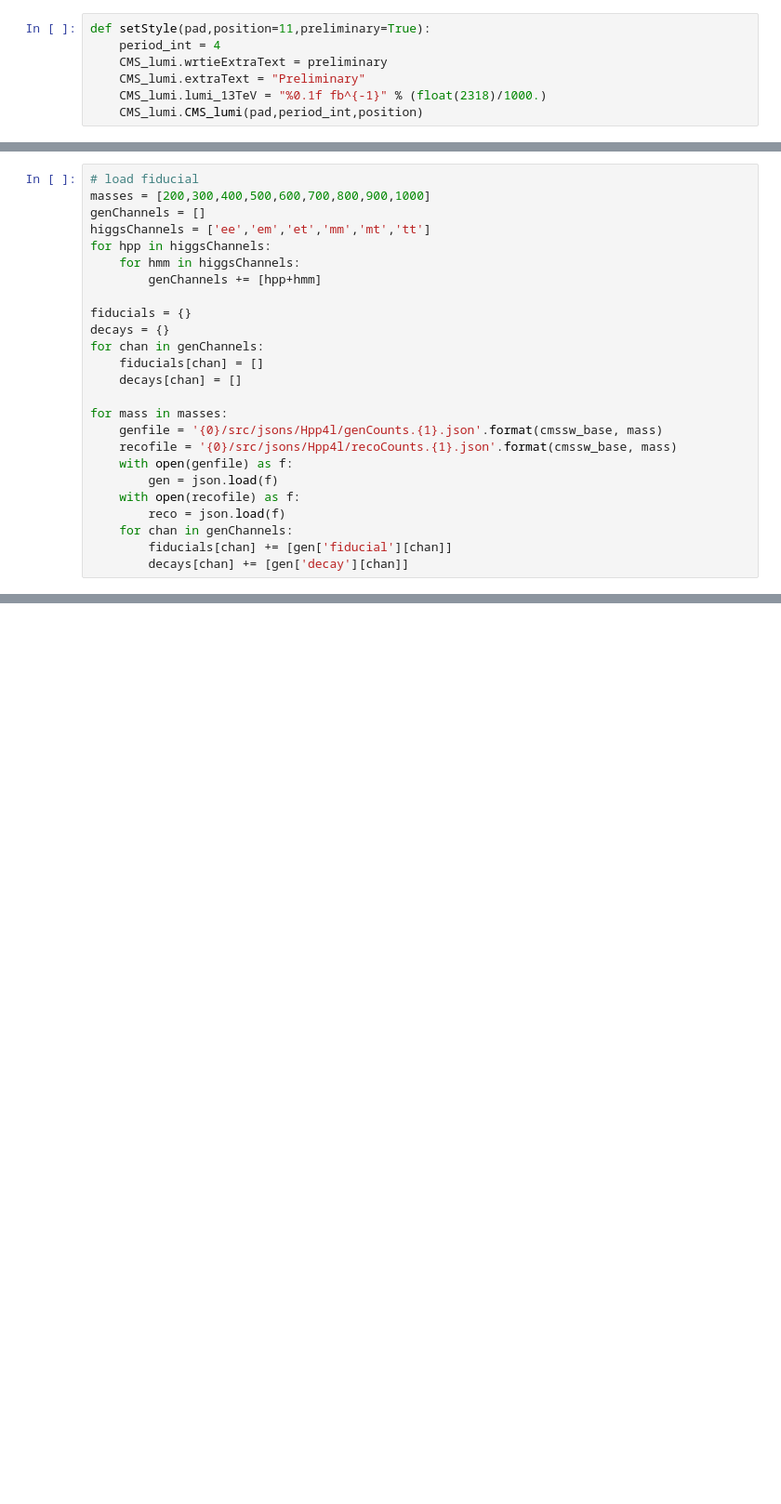
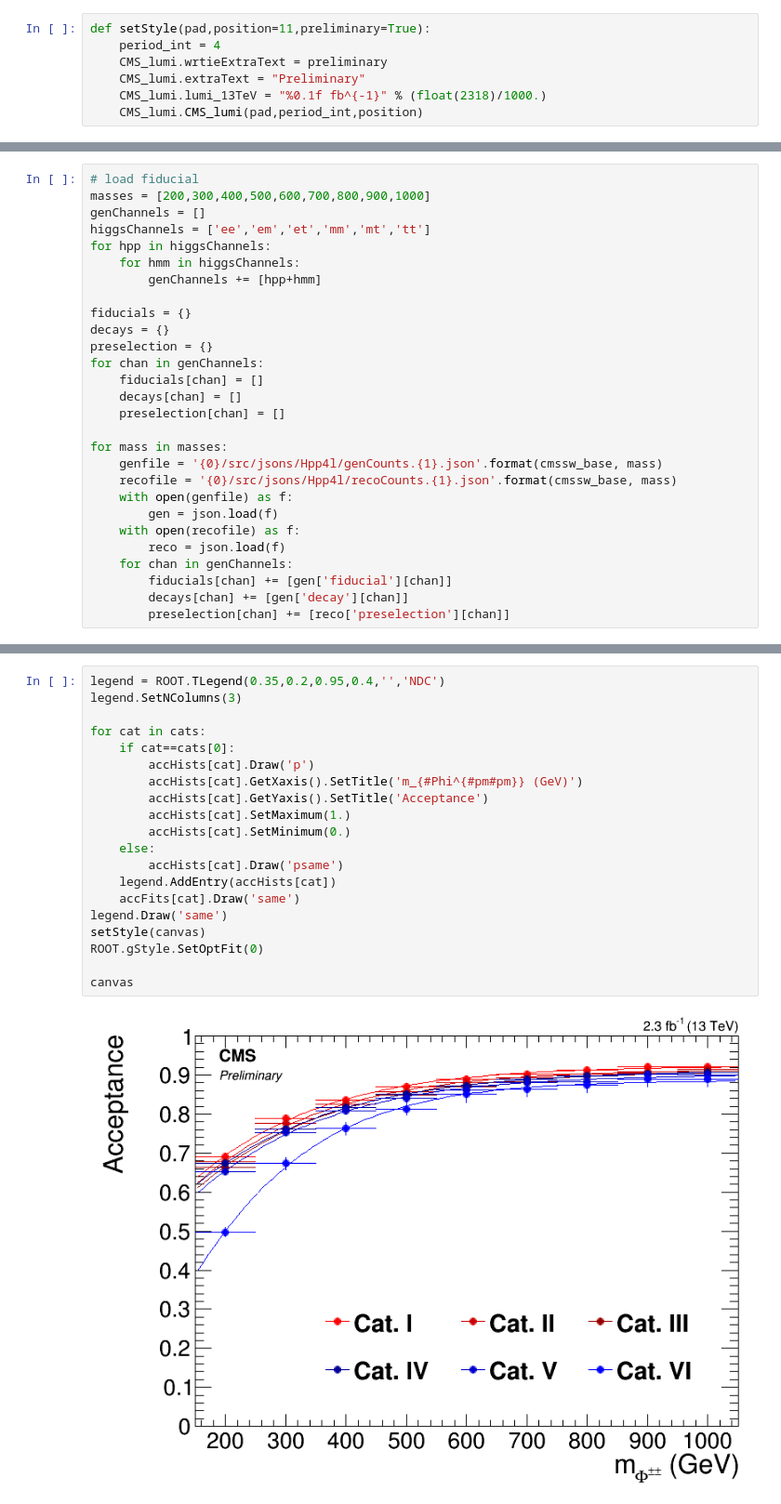
Before and after one commit to dntaylor/DevTools, a Jupyter notebook: ipython/Fitting.ipynb, the cells around one changed output, grey strips where cells are left out. Shown: that part at 93% size. Drawn from its saved outputs; the diff is of its cells as text; blank space fills up the shorter version.

```diff
--- a/ipython/Fitting.ipynb
+++ b/ipython/Fitting.ipynb
@@ -122,9 +108,11 @@ for hpp in higgsChannels:
 
 fiducials = {}
 decays = {}
+preselection = {}
 for chan in genChannels:
     fiducials[chan] = []
     decays[chan] = []
+    preselection[chan] = []
 
 for mass in masses:
     genfile = '{0}/src/jsons/Hpp4l/genCounts.{1}.json'.format(cmssw_base, mass)
@@ -136,3 +124,4 @@ for mass in masses:
     for chan in genChannels:
         fiducials[chan] += [gen['fiducial'][chan]]
         decays[chan] += [gen['decay'][chan]]
+        preselection[chan] += [reco['preselection'][chan]]
@@ -189,0 +183,22 @@ print c.getVal()
+# %%
+legend = ROOT.TLegend(0.35,0.2,0.95,0.4,'','NDC')
+legend.SetNColumns(3)
+
+for cat in cats:
+    if cat==cats[0]:
+        accHists[cat].Draw('p')
+        accHists[cat].GetXaxis().SetTitle('m_{#Phi^{#pm#pm}} (GeV)')
+        accHists[cat].GetYaxis().SetTitle('Acceptance')
+        accHists[cat].SetMaximum(1.)
+        accHists[cat].SetMinimum(0.)
+    else:
+        accHists[cat].Draw('psame')
+    legend.AddEntry(accHists[cat])
+    accFits[cat].Draw('same')
+legend.Draw('same')
+setStyle(canvas)
+ROOT.gStyle.SetOptFit(0)
+
+canvas
+# %% [output]
+[figure, added]
```
Also changed, not shown: parts of 7 cells of this notebook, 10 other files.
